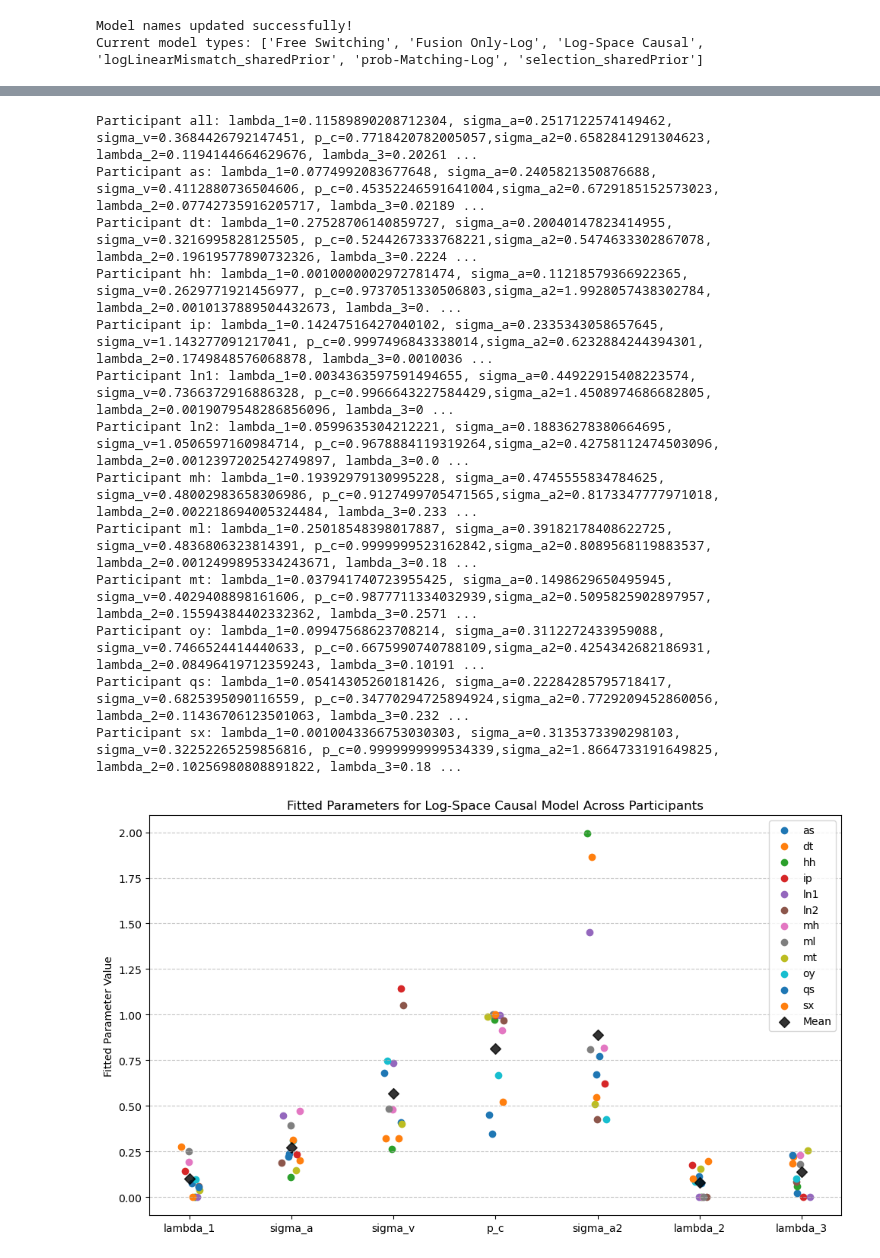
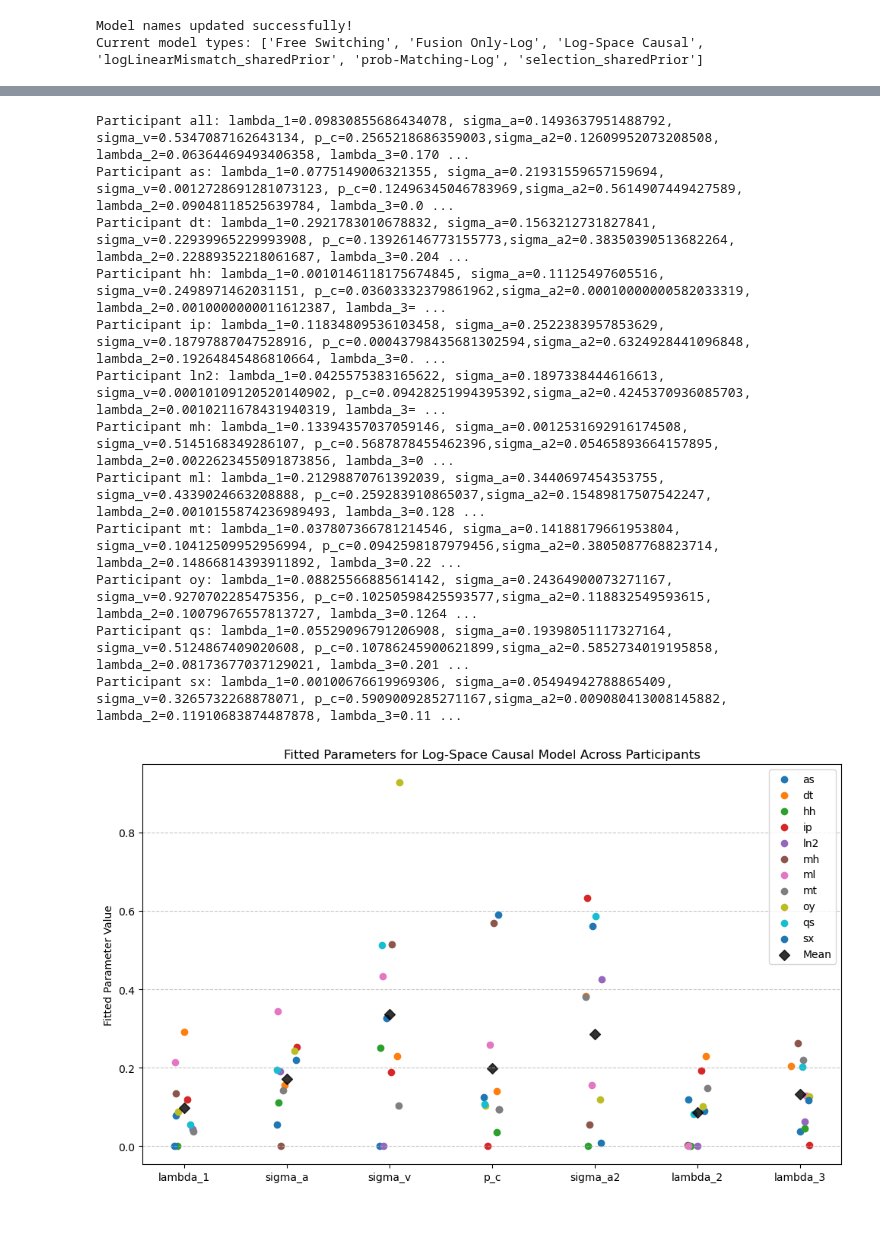
Before and after one commit to omeryildiran/av-dur-estimation, a Jupyter notebook: modelComparisonTable.ipynb, the cells around one changed output, grey strips where cells are left out. Cells and saved outputs as stored; diff of their text form; code cells hidden in the pictures; blank space fills up the shorter version.

```diff
--- a/modelComparisonTable.ipynb
+++ b/modelComparisonTable.ipynb
@@ -745,45 +745,44 @@ def plot_parameter_fits(df_results,model_name='Log-Space Causal'):
     parameters = ['lambda_1', 'sigma_a', 'sigma_v', 'p_c', 'sigma_a2', 'lambda_2', 'lambda_3']
     x_positions = np.arange(len(parameters))
     for pid in participantIDs:
         if pid=='all':
             # color='red'
             # fits = paramFits[pid]
             # y_values = [fits[param] for param in parameters]
             # plt.scatter(x_positions, y_values, label=pid, color=color, s=100, edgecolor='red')
             continue
         fits = paramFits[pid]
         y_values = [fits[param] for param in parameters]
         # Add jitter to x positions
         jitter = np.random.uniform(-0.1, 0.1, size=len(parameters))
         plt.scatter(x_positions + jitter, y_values, label=pid)
 
     # Add mean markers for each parameter
     for i, param in enumerate(parameters):
         mean_value = np.mean([paramFits[pid][param] for pid in participantIDs])
         plt.scatter(i, mean_value, color='black', marker='D', s=50, alpha=0.8,label='Mean' if i == 0 else "")
 
     plt.xticks(x_positions, parameters)
     plt.ylabel('Fitted Parameter Value')
     plt.title('Fitted Parameters for Log-Space Causal Model Across Participants')
     plt.legend()
     plt.grid(axis='y', linestyle='--', alpha=0.7)
     plt.tight_layout()
     plt.show()
 
 
-plot_parameter_fits(df_results,model_name='Log-Space Causal')
+plot_parameter_fits(df_results,model_name='Free Switching')
 # %% [output]
-Participant all: lambda_1=0.11589890208712304, sigma_a=0.2517122574149462, sigma_v=0.3684426792147451, p_c=0.7718420782005057,sigma_a2=0.6582841291304623, lambda_2=0.1194144664629676, lambda_3=0.20261 ...
-Participant as: lambda_1=0.0774992083677648, sigma_a=0.2405821350876688, sigma_v=0.4112880736504606, p_c=0.45352246591641004,sigma_a2=0.6729185152573023, lambda_2=0.07742735916205717, lambda_3=0.02189 ...
-Participant dt: lambda_1=0.27528706140859727, sigma_a=0.20040147823414955, sigma_v=0.3216995828125505, p_c=0.5244267333768221,sigma_a2=0.5474633302867078, lambda_2=0.19619577890732326, lambda_3=0.2224 ...
-Participant hh: lambda_1=0.0010000002972781474, sigma_a=0.11218579366922365, sigma_v=0.2629771921456977, p_c=0.9737051330506803,sigma_a2=1.9928057438302784, lambda_2=0.0010137889504432673, lambda_3=0. ...
-Participant ip: lambda_1=0.14247516427040102, sigma_a=0.2335343058657645, sigma_v=1.143277091217041, p_c=0.9997496843338014,sigma_a2=0.6232884244394301, lambda_2=0.1749848576068878, lambda_3=0.0010036 ...
-Participant ln1: lambda_1=0.0034363597591494655, sigma_a=0.44922915408223574, sigma_v=0.7366372916886328, p_c=0.9966643227584429,sigma_a2=1.4508974686682805, lambda_2=0.0019079548286856096, lambda_3=0 ...
-Participant ln2: lambda_1=0.0599635304212221, sigma_a=0.18836278380664695, sigma_v=1.0506597160984714, p_c=0.9678884119319264,sigma_a2=0.42758112474503096, lambda_2=0.0012397202542749897, lambda_3=0.0 ...
-Participant mh: lambda_1=0.19392979130995228, sigma_a=0.4745555834784625, sigma_v=0.48002983658306986, p_c=0.9127499705471565,sigma_a2=0.8173347777971018, lambda_2=0.002218694005324484, lambda_3=0.233 ...
-Participant ml: lambda_1=0.25018548398017887, sigma_a=0.39182178408622725, sigma_v=0.4836806323814391, p_c=0.9999999523162842,sigma_a2=0.8089568119883537, lambda_2=0.0012499895334243671, lambda_3=0.18 ...
-Participant mt: lambda_1=0.037941740723955425, sigma_a=0.1498629650495945, sigma_v=0.4029408898161606, p_c=0.9877711334032939,sigma_a2=0.5095825902897957, lambda_2=0.15594384402332362, lambda_3=0.2571 ...
-Participant oy: lambda_1=0.09947568623708214, sigma_a=0.3112272433959088, sigma_v=0.7466524414440633, p_c=0.6675990740788109,sigma_a2=0.4254342682186931, lambda_2=0.08496419712359243, lambda_3=0.10191 ...
-Participant qs: lambda_1=0.05414305260181426, sigma_a=0.22284285795718417, sigma_v=0.6825395090116559, p_c=0.34770294725894924,sigma_a2=0.7729209452860056, lambda_2=0.11436706123501063, lambda_3=0.232 ...
-Participant sx: lambda_1=0.0010043366753030303, sigma_a=0.3135373390298103, sigma_v=0.32252265259856816, p_c=0.9999999999534339,sigma_a2=1.8664733191649825, lambda_2=0.10256980808891822, lambda_3=0.18 ...
+Participant all: lambda_1=0.09830855686434078, sigma_a=0.1493637951488792, sigma_v=0.5347087162643134, p_c=0.2565218686359003,sigma_a2=0.12609952073208508, lambda_2=0.06364469493406358, lambda_3=0.170 ...
+Participant as: lambda_1=0.0775149006321355, sigma_a=0.21931559657159694, sigma_v=0.0012728691281073123, p_c=0.12496345046783969,sigma_a2=0.5614907449427589, lambda_2=0.09048118525639784, lambda_3=0.0 ...
+Participant dt: lambda_1=0.2921783010678832, sigma_a=0.1563212731827841, sigma_v=0.22939965229993908, p_c=0.13926146773155773,sigma_a2=0.38350390513682264, lambda_2=0.22889352218061687, lambda_3=0.204 ...
+Participant hh: lambda_1=0.0010146118175674845, sigma_a=0.11125497605516, sigma_v=0.2498971462031151, p_c=0.03603332379861962,sigma_a2=0.00010000000582033319, lambda_2=0.0010000000011612387, lambda_3= ...
+Participant ip: lambda_1=0.11834809536103458, sigma_a=0.2522383957853629, sigma_v=0.18797887047528916, p_c=0.00043798435681302594,sigma_a2=0.6324928441096848, lambda_2=0.19264845486810664, lambda_3=0. ...
+Participant ln2: lambda_1=0.0425575383165622, sigma_a=0.1897338444616613, sigma_v=0.00010109120520140902, p_c=0.09428251994395392,sigma_a2=0.4245370936085703, lambda_2=0.0010211678431940319, lambda_3= ...
+Participant mh: lambda_1=0.13394357037059146, sigma_a=0.0012531692916174508, sigma_v=0.5145168349286107, p_c=0.5687878455462396,sigma_a2=0.05465893664157895, lambda_2=0.0022623455091873856, lambda_3=0 ...
+Participant ml: lambda_1=0.21298870761392039, sigma_a=0.3440697454353755, sigma_v=0.4339024663208888, p_c=0.259283910865037,sigma_a2=0.15489817507542247, lambda_2=0.0010155874236989493, lambda_3=0.128 ...
+Participant mt: lambda_1=0.037807366781214546, sigma_a=0.14188179661953804, sigma_v=0.10412509952956994, p_c=0.0942598187979456,sigma_a2=0.3805087768823714, lambda_2=0.14866814393911892, lambda_3=0.22 ...
+Participant oy: lambda_1=0.08825566885614142, sigma_a=0.24364900073271167, sigma_v=0.9270702285475356, p_c=0.10250598425593577,sigma_a2=0.118832549593615, lambda_2=0.10079676557813727, lambda_3=0.1264 ...
+Participant qs: lambda_1=0.05529096791206908, sigma_a=0.19398051117327164, sigma_v=0.5124867409020608, p_c=0.10786245900621899,sigma_a2=0.5852734019195858, lambda_2=0.08173677037129021, lambda_3=0.201 ...
+Participant sx: lambda_1=0.00100676619969306, sigma_a=0.05494942788865409, sigma_v=0.3265732268878071, p_c=0.5909009285271167,sigma_a2=0.009080413008145882, lambda_2=0.11910683874487878, lambda_3=0.11 ...
-[figure, old version]
+[figure, new version]
```
Also changed, not shown: parts of 7 cells of this notebook, 4 other files.
